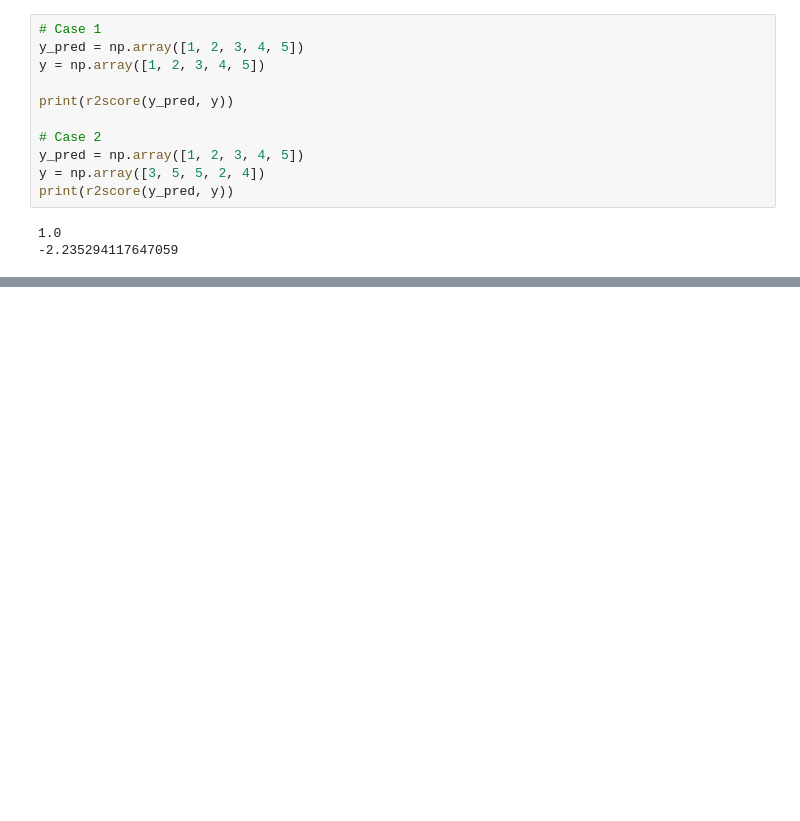
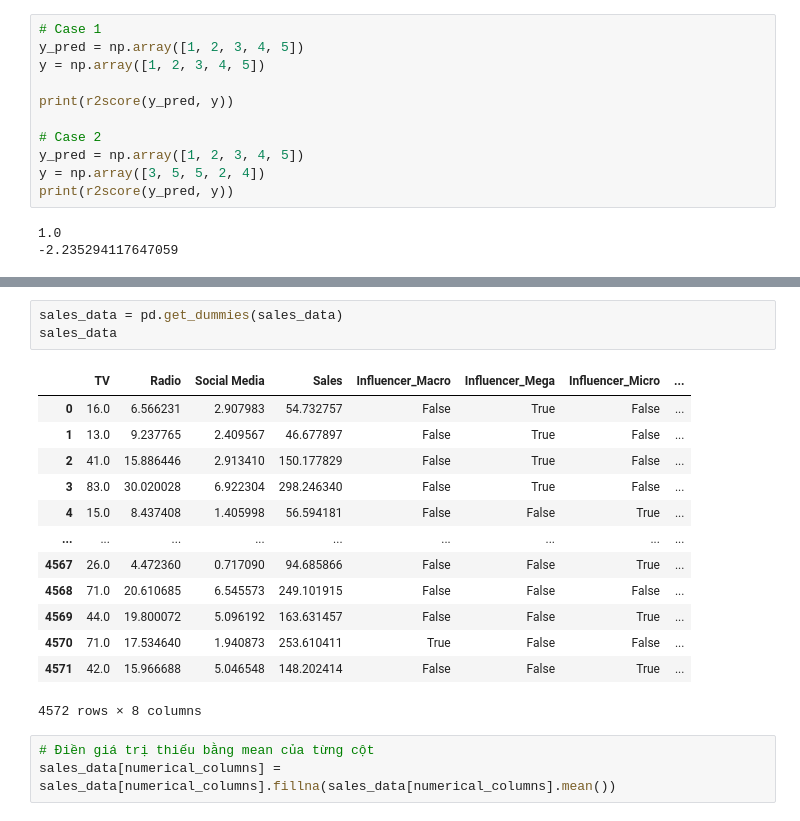
Before and after one commit to T-Sunm/Sales-Prediction, a Jupyter notebook: Linear Regression.ipynb, the cells around one changed output, grey strips where cells are left out. Cells and saved outputs as stored; diff of their text form; blank space fills up the shorter version.

```diff
--- a/Linear Regression.ipynb
+++ b/Linear Regression.ipynb
@@ -70,0 +153,20 @@ print(r2score(y_pred, y))
+# %%
+sales_data = pd.get_dummies(sales_data)
+sales_data
+# %% [output]
+|  | TV | Radio | Social Media | Sales | Influencer_Macro | Influencer_Mega | Influencer_Micro | ... |
+| 0 | 16.0 | 6.566231 | 2.907983 | 54.732757 | False | True | False | ... |
+| 1 | 13.0 | 9.237765 | 2.409567 | 46.677897 | False | True | False | ... |
+| 2 | 41.0 | 15.886446 | 2.913410 | 150.177829 | False | True | False | ... |
+| 3 | 83.0 | 30.020028 | 6.922304 | 298.246340 | False | True | False | ... |
+| 4 | 15.0 | 8.437408 | 1.405998 | 56.594181 | False | False | True | ... |
+| ... | ... | ... | ... | ... | ... | ... | ... | ... |
+| 4567 | 26.0 | 4.472360 | 0.717090 | 94.685866 | False | False | True | ... |
+| 4568 | 71.0 | 20.610685 | 6.545573 | 249.101915 | False | False | False | ... |
+| 4569 | 44.0 | 19.800072 | 5.096192 | 163.631457 | False | False | True | ... |
+| 4570 | 71.0 | 17.534640 | 1.940873 | 253.610411 | True | False | False | ... |
+| 4571 | 42.0 | 15.966688 | 5.046548 | 148.202414 | False | False | True | ... |
+4572 rows × 8 columns
+# %%
+# Điền giá trị thiếu bằng mean của từng cột
+sales_data[numerical_columns] = sales_data[numerical_columns].fillna(sales_data[numerical_columns].mean())
```
Also changed, not shown: parts of 18 cells of this notebook, 1 other file.
